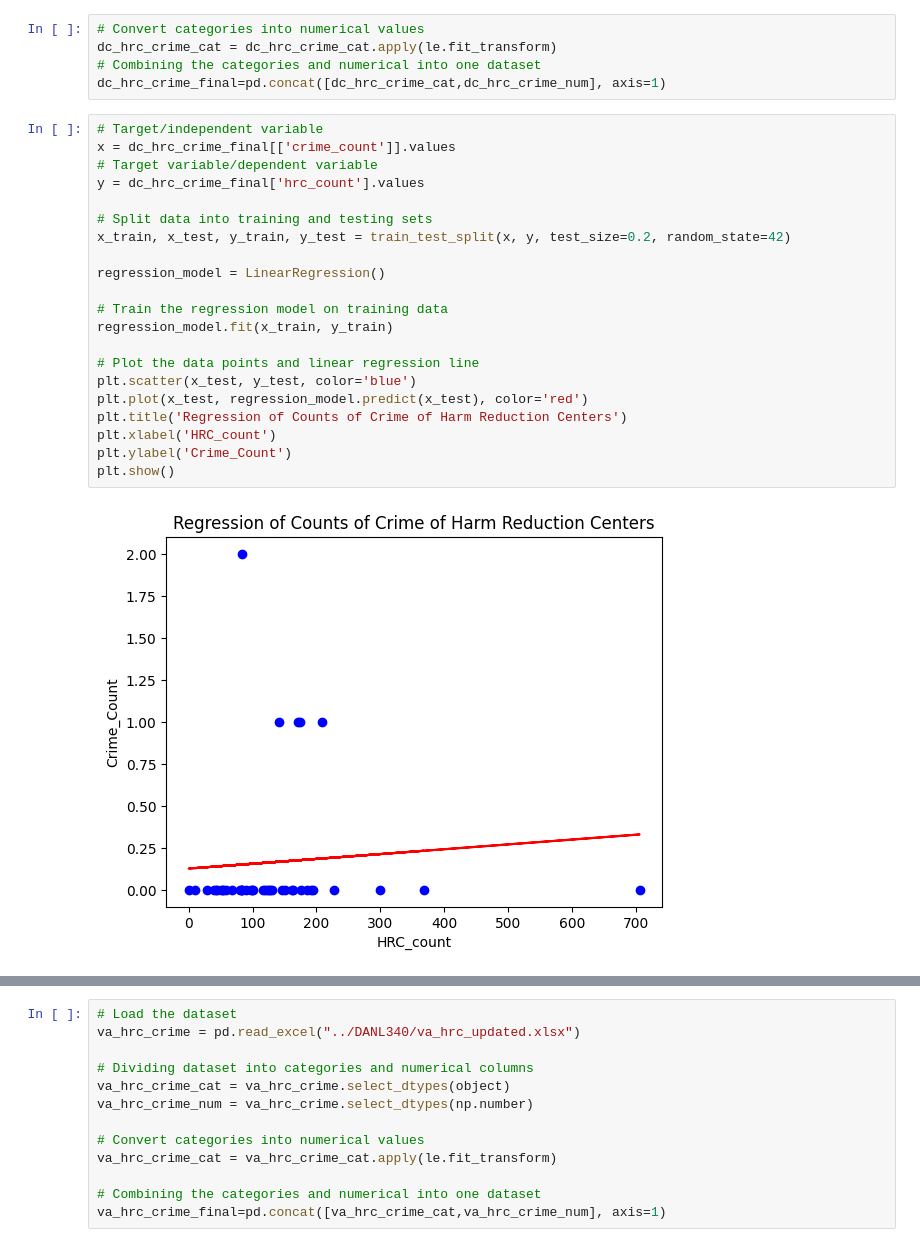
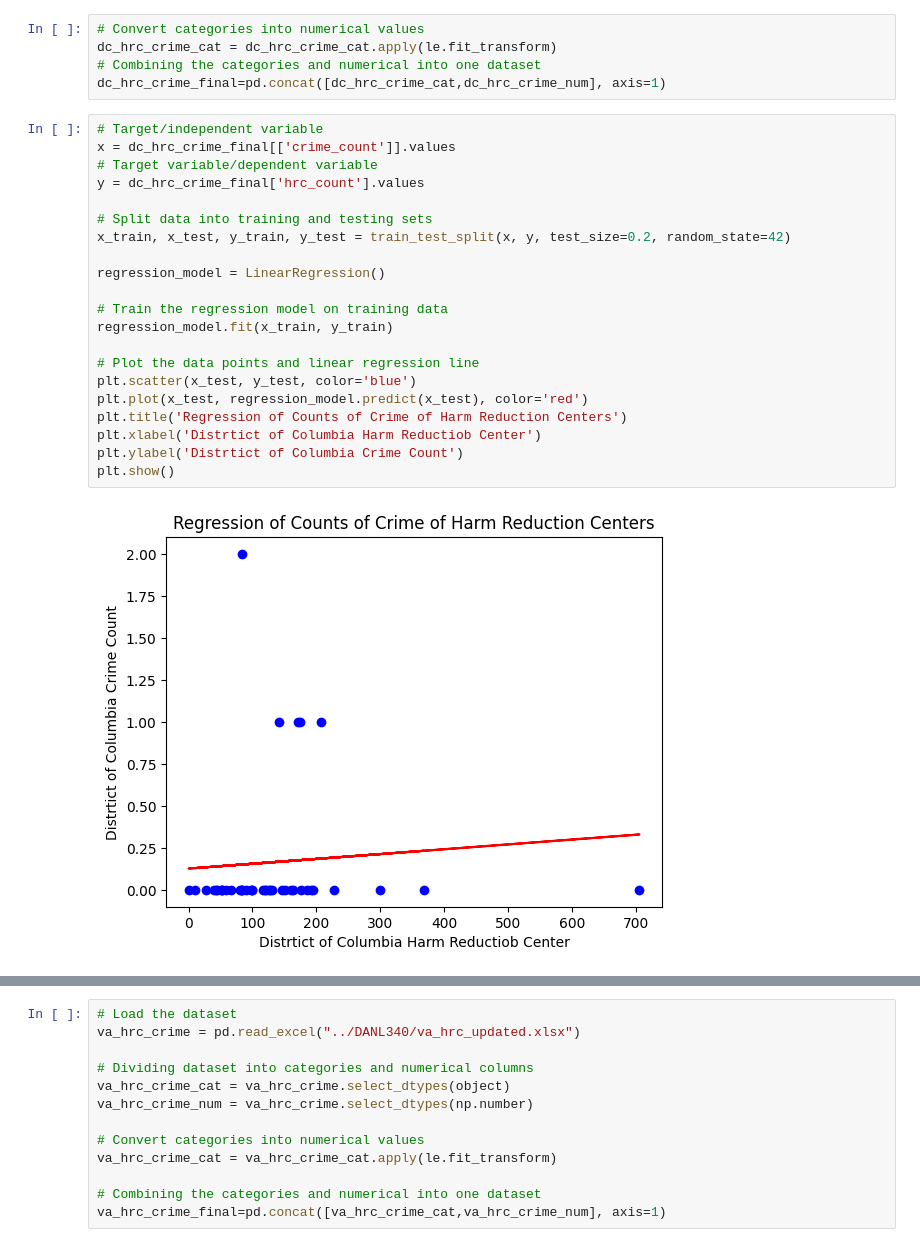
Before and after one commit to KevinSmith356/HealthDataAnalytics, a Jupyter notebook: DANL340/Test4.ipynb, the cells around one changed output, grey strips where cells are left out. Saved outputs shown, nothing was run; the diff lists cells and outputs as text.

```diff
--- a/DANL340/Test4.ipynb
+++ b/DANL340/Test4.ipynb
@@ -30,23 +30,23 @@ dc_hrc_crime_final=pd.concat([dc_hrc_crime_cat,dc_hrc_crime_num], axis=1)
 # %%
 # Target/independent variable
 x = dc_hrc_crime_final[['crime_count']].values
 # Target variable/dependent variable
 y = dc_hrc_crime_final['hrc_count'].values
 
 # Split data into training and testing sets
 x_train, x_test, y_train, y_test = train_test_split(x, y, test_size=0.2, random_state=42)
 
 regression_model = LinearRegression()
 
 # Train the regression model on training data
 regression_model.fit(x_train, y_train)
 
 # Plot the data points and linear regression line
 plt.scatter(x_test, y_test, color='blue')
 plt.plot(x_test, regression_model.predict(x_test), color='red')
 plt.title('Regression of Counts of Crime of Harm Reduction Centers')
-plt.xlabel('HRC_count')
-plt.ylabel('Crime_Count')
+plt.xlabel('Distrtict of Columbia Harm Reductiob Center')
+plt.ylabel('Distrtict of Columbia Crime Count')
 plt.show()
 # %% [output]
-[figure, old version]
+[figure, new version]
```
Also changed, not shown: parts of 6 cells of this notebook, 8 other files.
